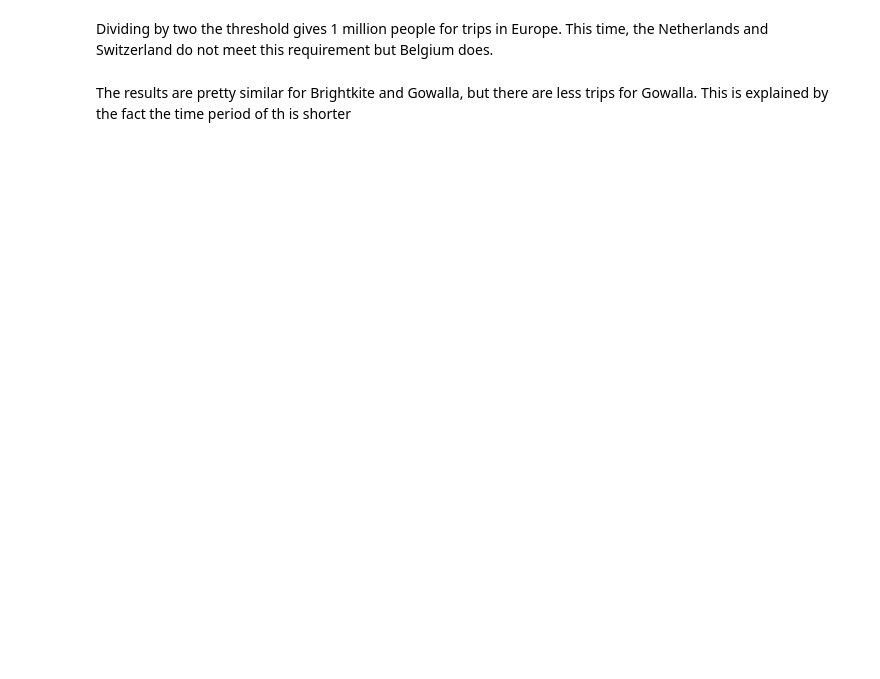
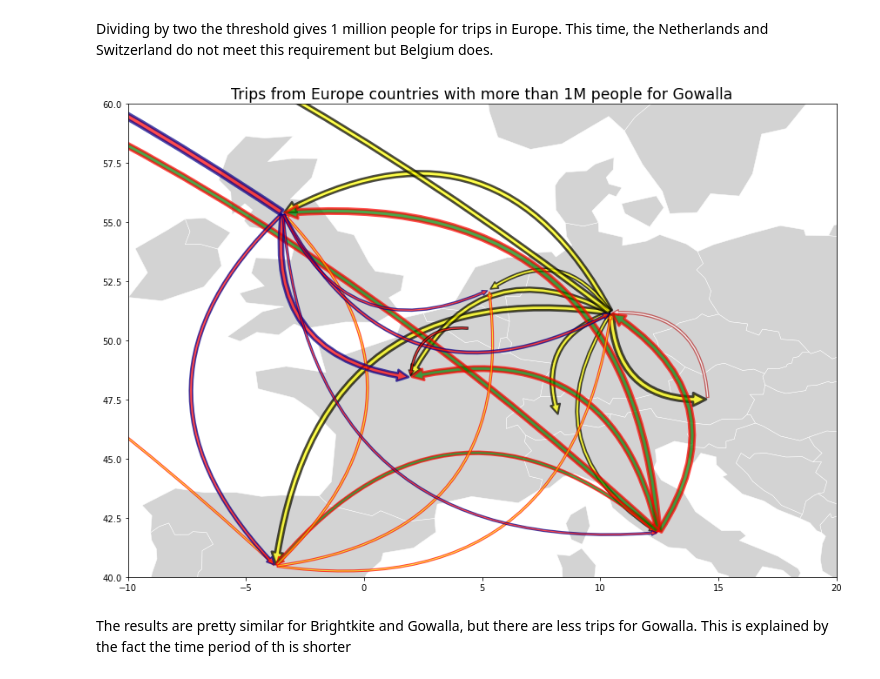
Before and after one commit to epfl-ada/ada-2020-project-milestone-p3-p3_runtime-error, a Jupyter notebook: creative_extension.ipynb, the cells around one changed output. Saved outputs shown, nothing was run; the diff lists cells and outputs as text; code cells hidden in the pictures; blank space fills up the shorter version.

```diff
--- a/creative_extension.ipynb
+++ b/creative_extension.ipynb
@@ -1333,19 +1376,21 @@ Dividing by two the threshold gives 1 million people for trips in Europe. This t
 # %%
 BigEurope = pd.DataFrame([['austria', 'white', 'firebrick'], ['belgium', 'red', 'black'], ['united kingdom', 'red', 'darkblue'], ['austria', 'white', 'firebrick'], ['germany', 'yellow','black'], ['italy', 'green', 'red'], ['spain', 'gold', 'red']], columns = ['country', 'color', 'edgecolor'])
 
 world = geopandas.read_file(geopandas.datasets.get_path('naturalearth_lowres'))
 world.plot(color='lightgrey', linewidth=0.5, edgecolor='white',figsize=(20,10))
 for i in range(len(G_merged)):
     country = G_merged['country_home'].iloc[i]
-    if  G_merged['trips_normalized'].iloc[i]>1500000 and (country in list(BigEurope['country'])):
+    if  G_merged['trips_normalized'].iloc[i]>1000000 and (country in list(BigEurope['country'])):
         col= BigEurope[BigEurope['country'] == country].iat[0, 1]
         edgecol = BigEurope[BigEurope['country'] == country].iat[0, 2]
         n = 100000
         plt.gca().add_patch(patches.FancyArrowPatch((G_merged['longitude_h'].iloc[i], G_merged['latitude_h'].iloc[i]), (G_merged['longitude_ch'].iloc[i], G_merged['latitude_ch'].iloc[i]),connectionstyle="arc3,rad=.5", facecolor = col, edgecolor = edgecol, linewidth = G_merged['trips_normalized'].iloc[i]/(10*n), alpha = 0.7, mutation_scale = G_merged['trips_normalized'].iloc[i]/n))
 
 plt.ylim([40,60])
 plt.xlim([-10,20])
-plt.title('Trips from Europe countries with more than 1.5M people for Gowalla',fontsize='xx-large')
+plt.title('Trips from Europe countries with more than 1M people for Gowalla',fontsize='xx-large')
 plt.savefig('EuropeG.png')
+# %% [output]
+[figure, added]
 # %% [markdown]
 The results are pretty similar for Brightkite and Gowalla, but there are less trips for Gowalla. This is explained by the fact the time period of th is shorter
```
Also changed, not shown: parts of 12 cells of this notebook.
